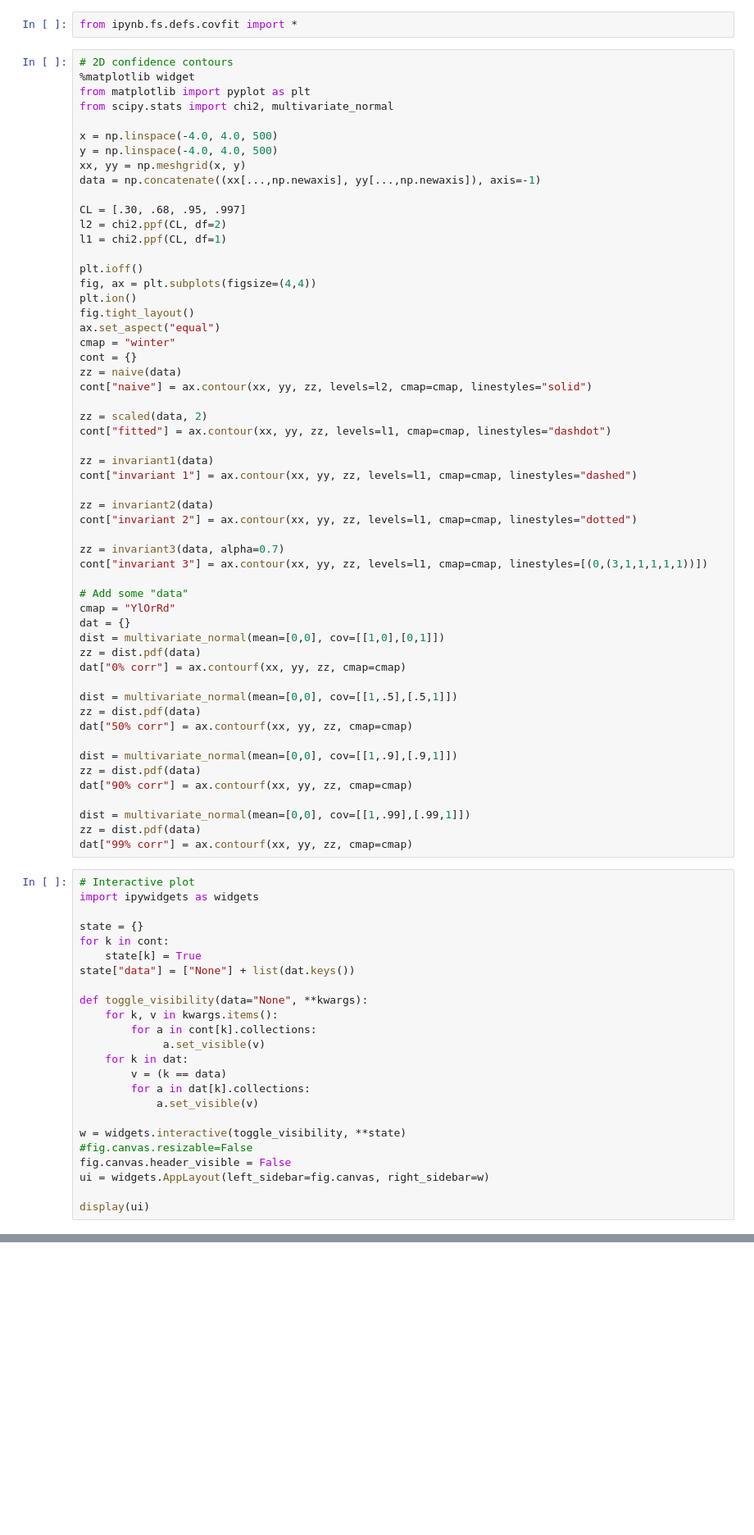
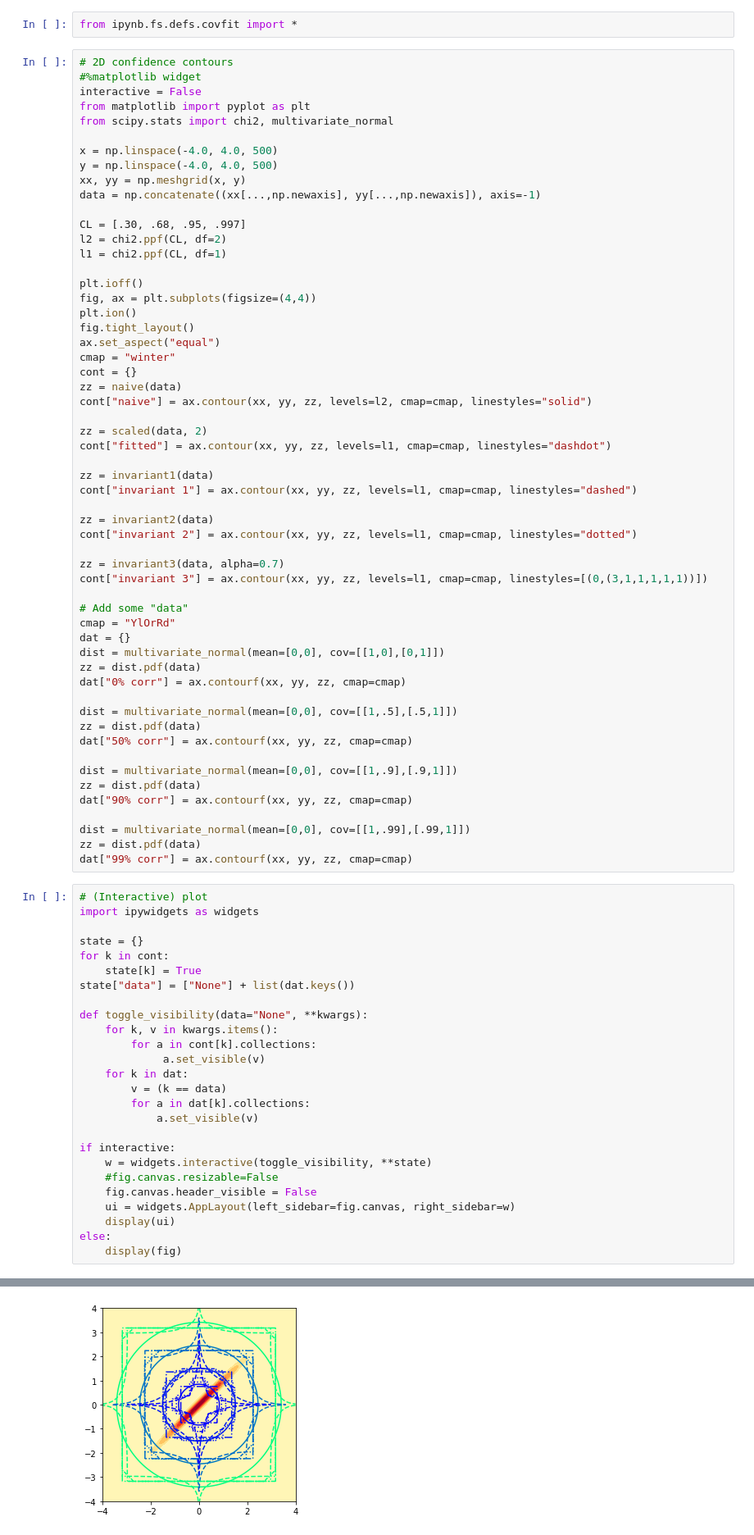
Before and after one commit to ast0815/covfit, a Jupyter notebook: confidence.ipynb, the cells around one changed output, grey strips where cells are left out. Shown at 82% size. Saved outputs shown, nothing was run; the diff lists cells and outputs as text; blank space fills up the shorter version.

Commit message:
Optional interactiveness.

```diff
--- a/confidence.ipynb
+++ b/confidence.ipynb
@@ -2,7 +2,8 @@
 from ipynb.fs.defs.covfit import *
 # %%
 # 2D confidence contours
-%matplotlib widget
+#%matplotlib widget
+interactive = False
 from matplotlib import pyplot as plt
 from scipy.stats import chi2, multivariate_normal
 
@@ -56,7 +57,7 @@ dist = multivariate_normal(mean=[0,0], cov=[[1,.99],[.99,1]])
 zz = dist.pdf(data)
 dat["99% corr"] = ax.contourf(xx, yy, zz, cmap=cmap)
 # %%
-# Interactive plot
+# (Interactive) plot
 import ipywidgets as widgets
 
 state = {}
@@ -73,10 +74,12 @@ def toggle_visibility(data="None", **kwargs):
         for a in dat[k].collections:
             a.set_visible(v)
 
-w = widgets.interactive(toggle_visibility, **state)
-#fig.canvas.resizable=False
-fig.canvas.header_visible = False
-ui = widgets.AppLayout(left_sidebar=fig.canvas, right_sidebar=w)
-
-display(ui)
+if interactive:
+    w = widgets.interactive(toggle_visibility, **state)
+    #fig.canvas.resizable=False
+    fig.canvas.header_visible = False
+    ui = widgets.AppLayout(left_sidebar=fig.canvas, right_sidebar=w)
+    display(ui)
+else:
+    display(fig)
 # %% [output]
@@ -83,0 +86 @@ AppLayout(children=(Canvas(header_visible=False, layout=Layout(grid_area='left-s
+[figure, added]
```
Also changed, not shown: parts of 1 cell of this notebook.
